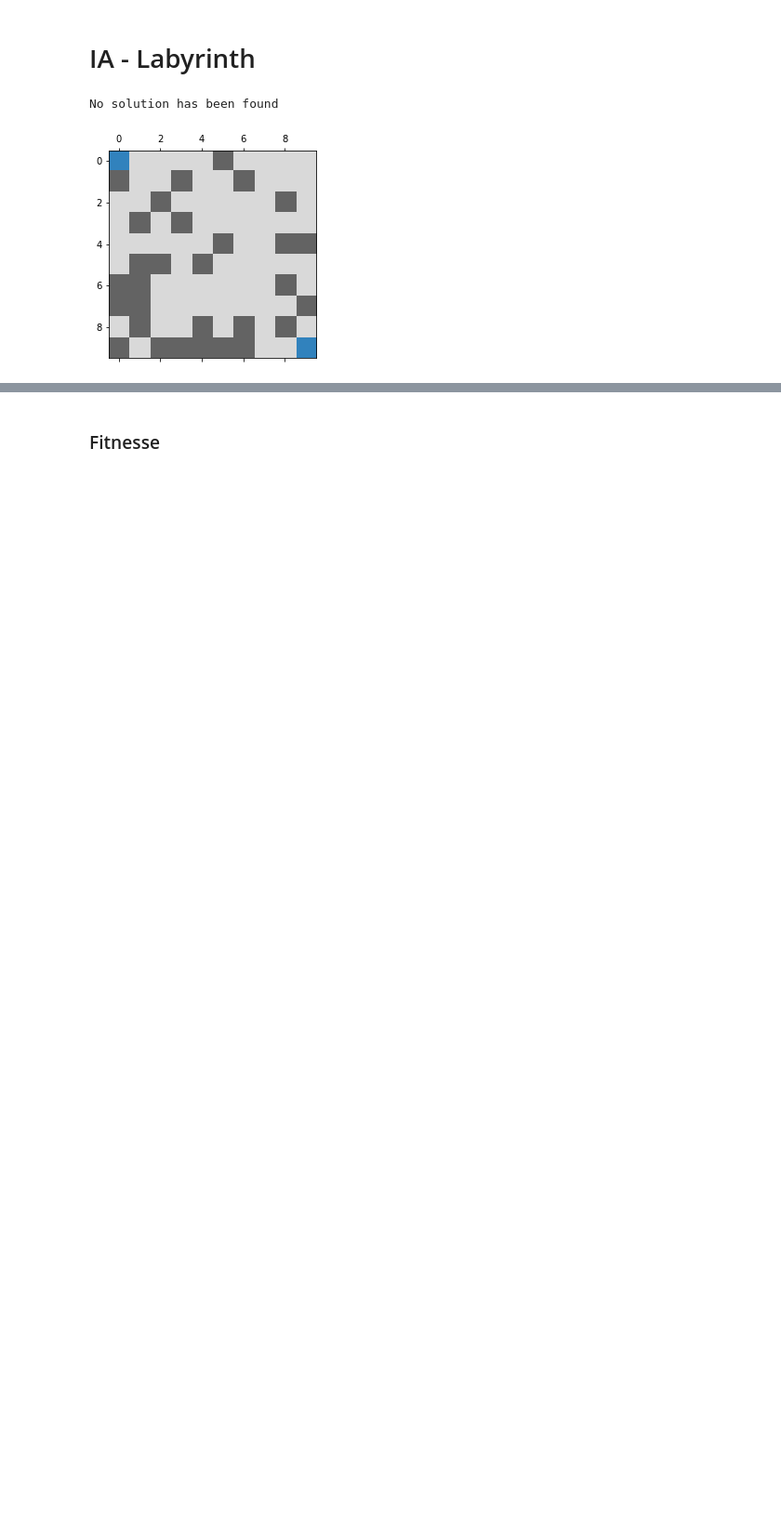
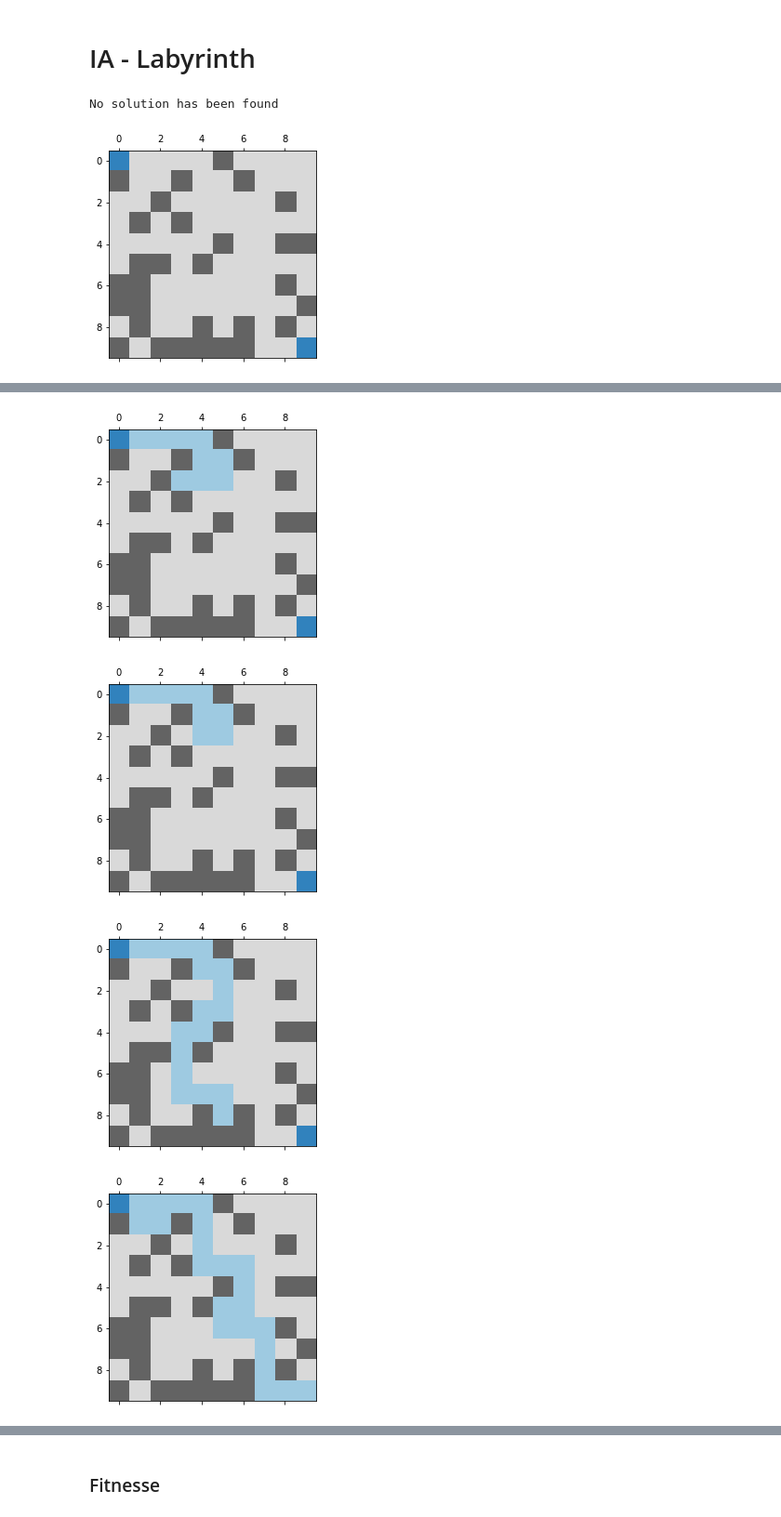
Before and after one commit to Ph0tonic/genetic_maze, a Jupyter notebook: ia_labyrinth.ipynb, the cells around one changed output, grey strips where cells are left out. Shown at 93% size. Drawn from its saved outputs; the diff is of its cells as text; code cells hidden in the pictures; blank space fills up the shorter version.

Commit message:
Implement init_individual and eval

```diff
--- a/ia_labyrinth.ipynb
+++ b/ia_labyrinth.ipynb
@@ -74 +51,6 @@ end_cell = (size[0]-1,size[1]-1)
+# %%
+# grid, START_CELL, END_CELL = generate_labyrinth(WIDTH, HEIGHT, WALL_RATIO)
+grid, size = load_grid("grids/grid10.npy")
+START_CELL = (0,0)
+END_CELL = (size[0]-1,size[1]-1)
 # %%
@@ -78,0 +143,44 @@ No solution has been found
+# %%
+def compute_direction_to_path(individual, start_location):
+    locations = [start_location]
+    location = start_location
+    for direction in individual:
+        location = tuple(np.add(location, direction.get_move()))
+        locations.append(location)
+    return locations
+# %%
+def evaluate(individual, start_location, targeted_location):
+    individual, locations = validate_individual(individual, start_location, targeted_location)
+
+    # Add coefficient for length of the path
+    score = len(individual)
+
+    # Add double coefficient for Manhattan distance
+    # TODO Improve
+    locations = compute_direction_to_path(individual, start_location)
+    distance = tuple(np.subtract(locations[-1], targeted_location))
+    manhattan_distance = abs(distance[0])+abs(distance[1])
+
+    return score + 2*manhattan_distance, individual
+# %%
+def init_individual(length):
+    individual = []
+    for i in range(0, length):
+        individual.append(random.choice(list(Direction)))
+    return individual
+# %%
+min_ = 100
+for i in range(0,20):
+    ind = init_individual(CHROMOSOME_LENGTH_START)
+
+    score, ind = evaluate(ind, START_CELL, END_CELL)
+
+    locations = compute_direction_to_path(ind, START_CELL)
+    if score < min_:
+        min_ = score
+        display_labyrinth(grid, START_CELL, END_CELL, locations)
+# %% [output]
+[figure, added]
+[figure, added]
+[figure, added]
+[figure, added]
```
Also changed, not shown: parts of 41 cells of this notebook.
